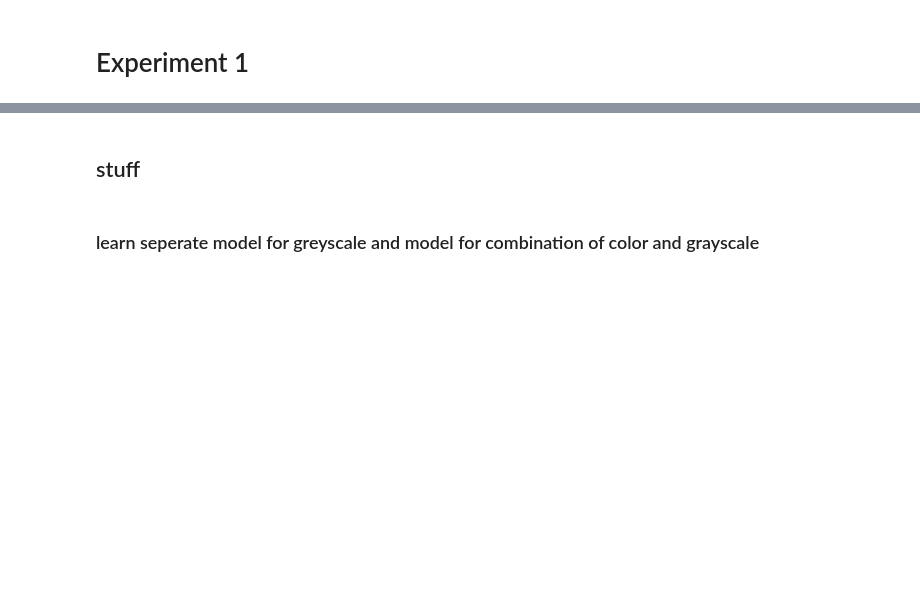
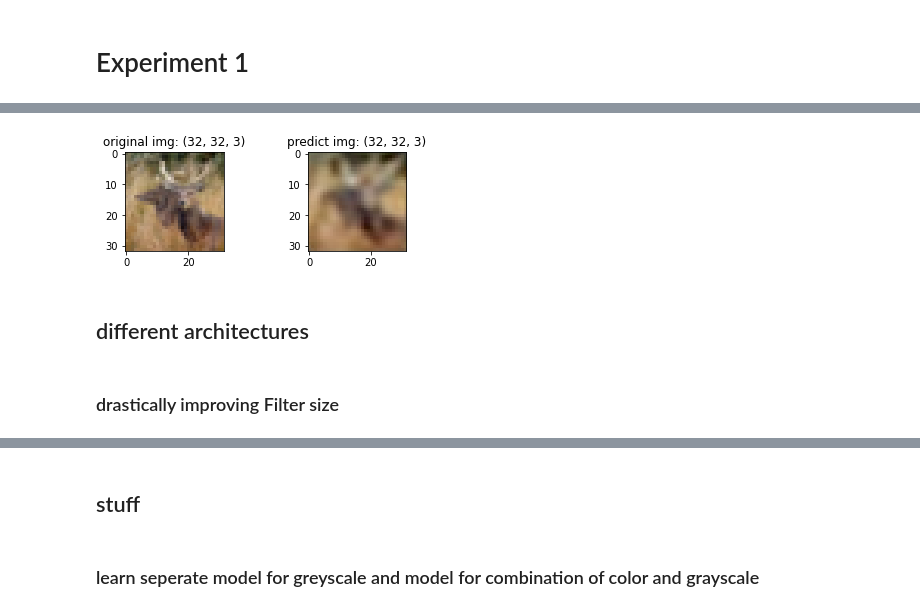
Before and after one commit to unofficial-Jona/ACML, a Jupyter notebook: convolutional autoencoders.ipynb, the cells around one changed output, grey strips where cells are left out. Saved outputs shown, nothing was run; the diff lists cells and outputs as text; code cells hidden in the pictures; blank space fills up the shorter version.

```diff
--- a/convolutional autoencoders.ipynb
+++ b/convolutional autoencoders.ipynb
@@ -11,0 +56,13 @@ from PIL import Image
+# %%
+def img_compare(img_org, img_pred, cmap='gray'):
+
+  plt.subplot(221).imshow(img_org)
+  plt.subplot(221).set_title(f'original img: {img_org.shape}')
+  if img_pred.shape == (32,32,1):
+    img_pred = img_pred.reshape((32,32))
+    plt.subplot(222).imshow(img_pred, cmap=cmap)
+    plt.subplot(222).set_title(f'predict img: {img_pred.shape}')
+  else:
+    plt.subplot(222).imshow(img_pred)
+    plt.subplot(222).set_title(f'predict img: {img_pred.shape}')
+  plt.show()
@@ -133,0 +163,8 @@ model = load_model()
+# %%
+img_compare(X_test[0], X_test_1[0])
+# %% [output]
+[figure, added]
+# %% [markdown]
+## different architectures
+# %% [markdown]
+### drastically improving Filter size
```
Also changed, not shown: parts of 57 cells of this notebook.
